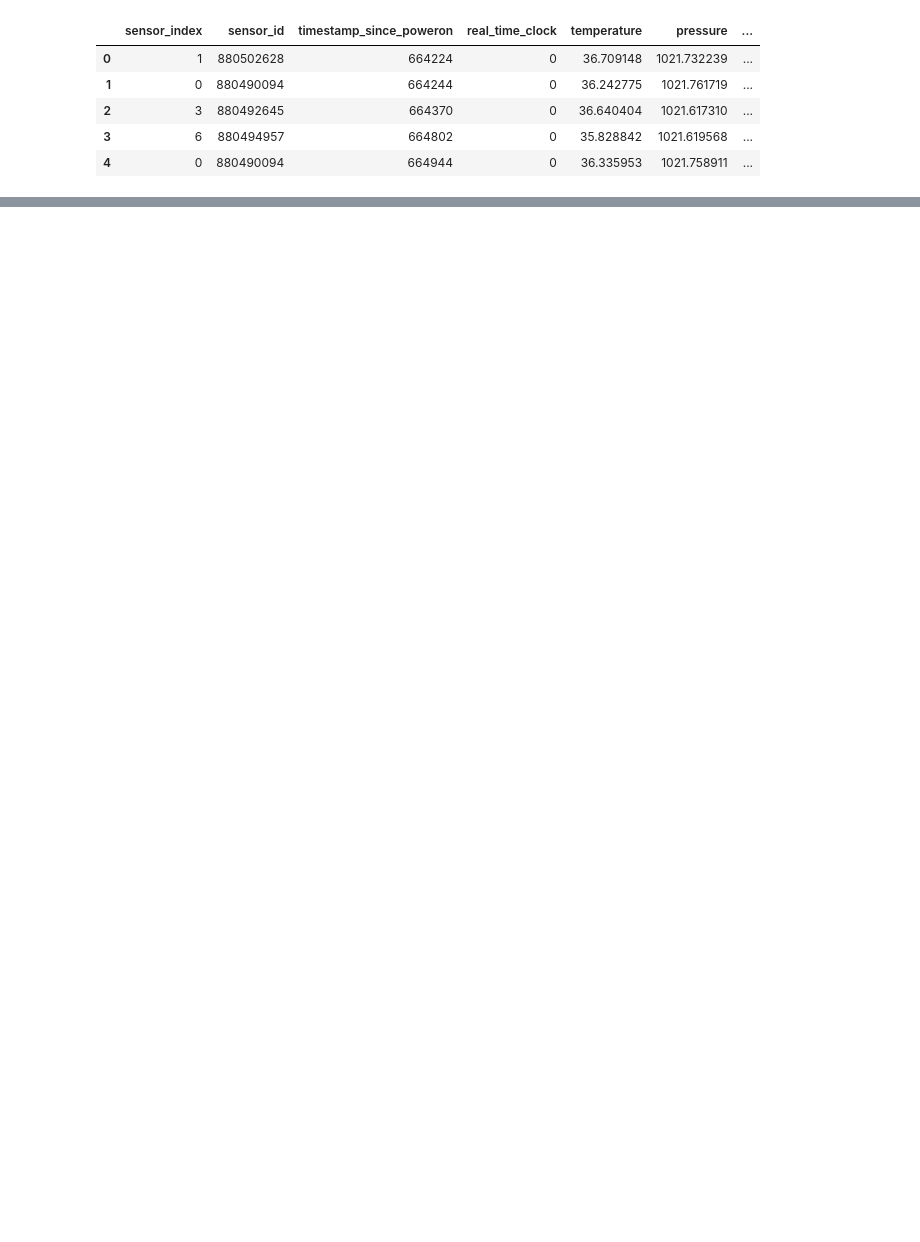
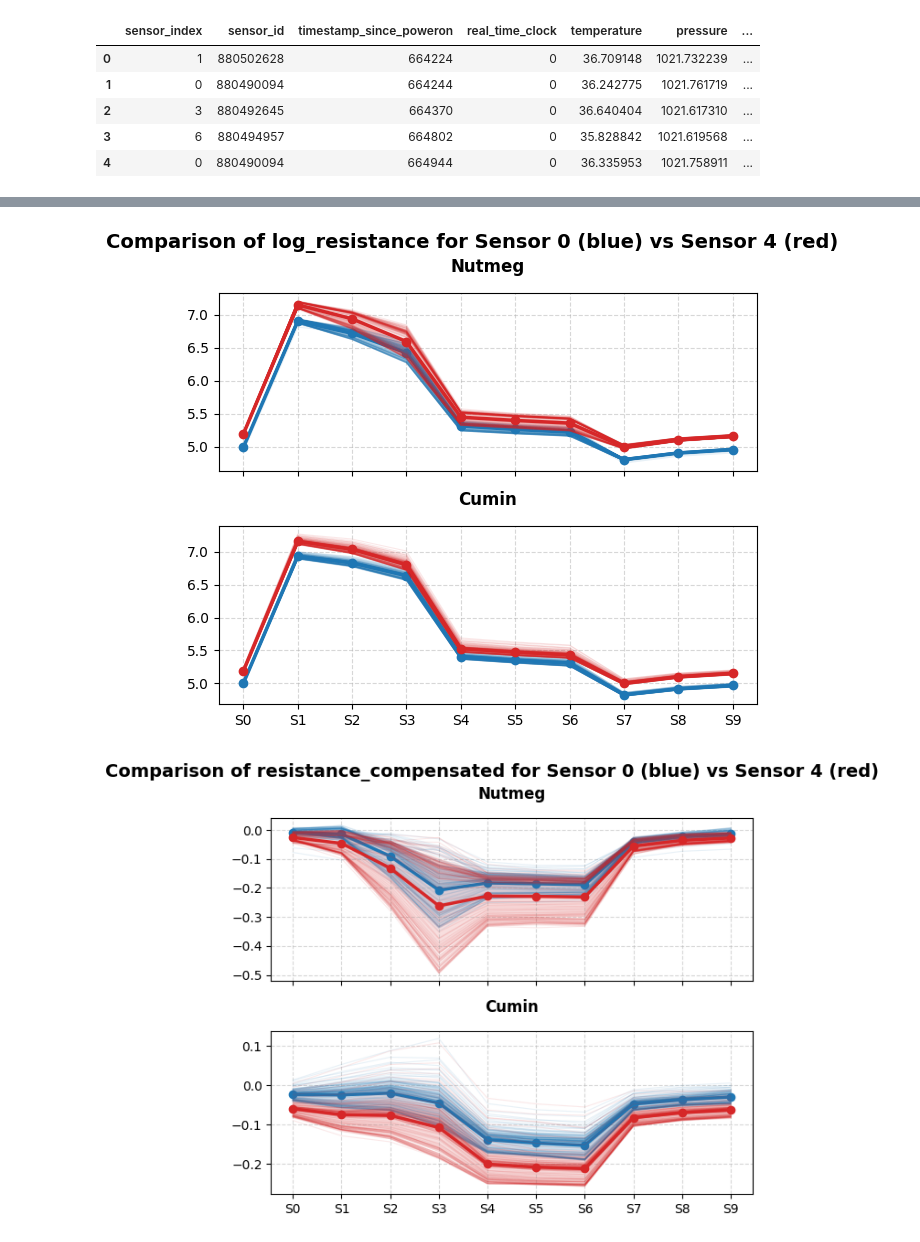
Before and after one commit to blaska-cu/nrc_smells, a Jupyter notebook: explore_nrc.ipynb, the cells around one changed output, grey strips where cells are left out. Cells and saved outputs as stored; diff of their text form; code cells hidden in the pictures; blank space fills up the shorter version.

```diff
--- a/explore_nrc.ipynb
+++ b/explore_nrc.ipynb
@@ -157,0 +194,53 @@ feature_matrix = row_wise_delta(feature_matrix, feature_prefix='resistance_compe
+# %%
+import matplotlib.pyplot as plt
+import numpy as np
+
+def plot_fingerprint_comparison(df, target_labels, target_feature):
+
+    # Identify column groups
+    feat_cols = [col for col in df.columns if col.startswith(target_feature)]
+    steps = np.arange(10)
+
+    fig, axes = plt.subplots(len(target_labels), 1, figsize=(6, 2.5*len(target_labels)), sharex=True)
+
+    def draw_group(ax, data, label, color):
+        # Filter for the specific gas/label
+        mean = np.mean(data, axis=0)
+        std = np.std(data, axis=0)
+
+        # 1. Plot individual cycles with very high transparency
+        for row in data:
+            ax.plot(steps, row, color=color, alpha=0.1, linewidth=0.8)
+
+        # 2. Plot shaded region (variance)
+        ax.fill_between(steps, mean - std, mean + std, color=color, alpha=0.15, label='$\pm$1 Std Dev')
+
+        # 3. Plot bold mean line (The "Fingerprint")
+        ax.plot(steps, mean, color=color, linewidth=2.5, marker='o', markersize=6, label='Mean Fingerprint')
+
+        ax.set_title(label, fontsize=12, fontweight='bold', pad=15)
+        ax.grid(True, linestyle='--', alpha=0.5)
+        # ax.legend(loc='upper right')
+        ax.set_xticks(steps)
+        ax.set_xticklabels([f'S{i}' for i in steps])
+
+    for k, label in enumerate(target_labels):
+        # Plot target
+        subset = df[(df['label_merged'] == label) & (df['sensor_index'] == K)]
+        data = subset[feat_cols].values
+        draw_group(axes[k], data, label, '#1f77b4')
+
+        # Plot paired
+        subset = df[(df['label_merged'] == label) & (df['sensor_index'] == PAIR_K)]
+        data = subset[feat_cols].values
+        draw_group(axes[k], data, label, '#d62728')
+
+    plt.tight_layout()
+    plt.suptitle(f'Comparison of {target_feature} for Sensor {K} (blue) vs Sensor {PAIR_K} (red)', fontsize=14, fontweight='bold', y=1.02)
+    plt.show()
+
+plot_fingerprint_comparison(feature_matrix, ['Nutmeg', 'Cumin'], 'log_resistance')
+plot_fingerprint_comparison(feature_matrix, ['Nutmeg', 'Cumin'], 'resistance_compensated')
+# %% [output]
+[figure, added]
+[figure, added]
```
Also changed, not shown: parts of 18 cells of this notebook, 1 other file.
